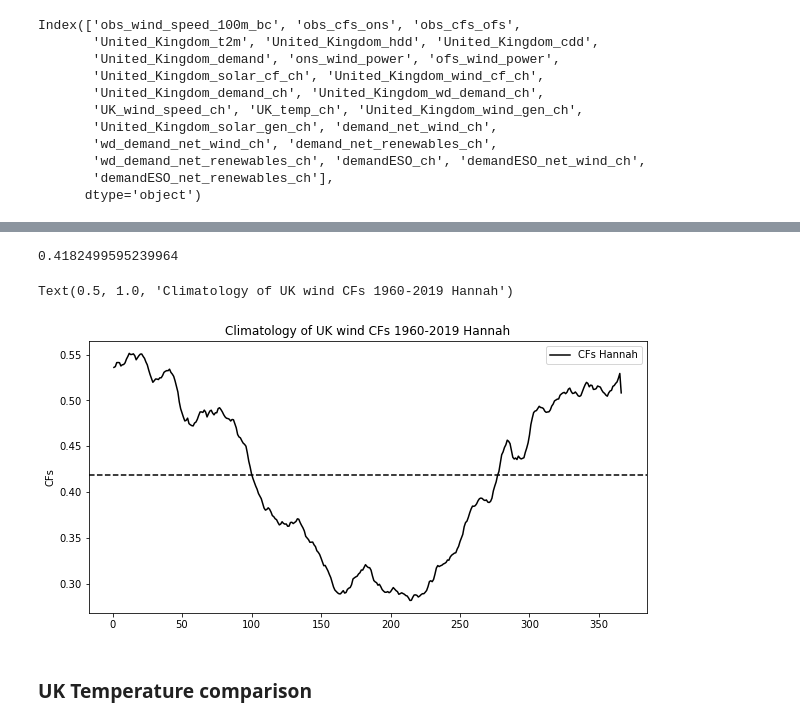
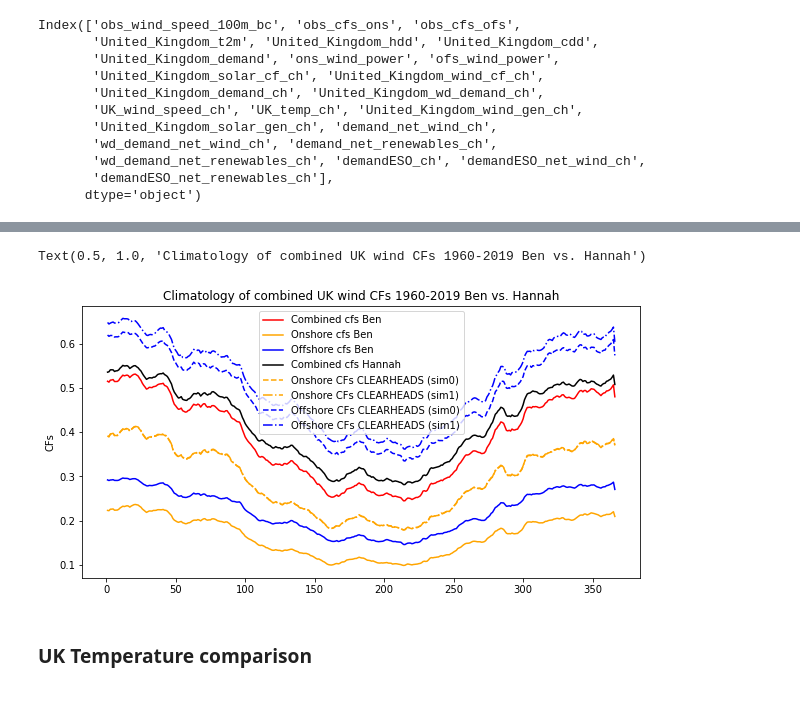
Before and after one commit to benhutchmet/unseen_multi_year, a Jupyter notebook: obs_wind_demand.ipynb, the cells around one changed output, grey strips where cells are left out. Saved outputs shown, nothing was run; the diff lists cells and outputs as text; code cells hidden in the pictures.

```diff
--- a/obs_wind_demand.ipynb
+++ b/obs_wind_demand.ipynb
@@ -772,9 +833,16 @@ df = pd.DataFrame(time_datetimes, columns=['time'])
+# %%
+# Convert the datetime objects to a pandas DataFrame
+df = pd.DataFrame(times, columns=['time'])
 # %%
 # Get the data from the cube
-wind_cfs = cube.data
+wind_cfs = ds["unknown"].values
+wind_cfs_ons = ds_ons["unknown"].values
+wind_cfs_ofs = ds_ofs["unknown"].values
 
 # Add the data as a new column in the DataFrame
-df = df.assign(wind_cfs=wind_cfs)
+df = df.assign(wind_cfs_combined=wind_cfs)
+df = df.assign(wind_cfs_ons=wind_cfs_ons)
+df = df.assign(wind_cfs_ofs=wind_cfs_ofs)
 # %%
 # set time as the index
 df.set_index("time", inplace=True)
@@ -796,6 +859,6 @@ TypeError: <class 'cftime._cftime.DatetimeProlepticGregorian'> is not convertibl
 # %%
 # subset to between 1960 and 2019
-df = df.loc["1960-01-01 00:00:00":"2019-12-31 00:00:00"]
+df = df.loc["1960-01-01":"2019-12-31"]
 
 # take the rolling climatology of this
 # perform a rolling climatology for full period
@@ -811,29 +882,48 @@ TypeError: '<' not supported between instances of 'cftime._cftime.DatetimeProlep
 # %%
 # set up the figure
 fig, ax = plt.subplots(figsize=(10, 5))
 
 # plot the united kingdom capacity factors
-plt.plot(df_clim.index, df_clim["United_Kingdom_t2m"], label="t2m Ben", color="red")
-plt.plot(climatology_full.index, climatology_full["United_Kingdom_wind_cf_ch"], label="CFs Hannah", color="black")
+plt.plot(df_clim.index, df_clim["wind_cfs_combined"], label="Combined cfs Ben", color="red")
+plt.plot(df_clim.index, df_clim["wind_cfs_ons"], label="Onshore cfs Ben", color="orange")
+plt.plot(df_clim.index, df_clim["wind_cfs_ofs"], label="Offshore cfs Ben", color="blue")
+plt.plot(climatology_full.index, climatology_full["United_Kingdom_wind_cf_ch"], label="Combined cfs Hannah", color="black")
+plt.plot(climatology_dfs[2].index, climatology_dfs[2]["UK"], label="Onshore CFs CLEARHEADS (sim0)", color="orange", linestyle="--")
+plt.plot(climatology_dfs[3].index, climatology_dfs[3]["UK"], label="Onshore CFs CLEARHEADS (sim1)", color="orange", linestyle="-.")
+plt.plot(climatology_dfs[0].index, climatology_dfs[0]["UK"], label="Offshore CFs CLEARHEADS (sim0)", color="blue", linestyle="--")
+plt.plot(climatology_dfs[1].index, climatology_dfs[1]["UK"], label="Offshore CFs CLEARHEADS (sim1)", color="blue", linestyle="-.")
 
 # ylabels
 plt.ylabel("CFs")
 
-# plot a horizontal line for the mean
-plt.axhline(climatology_full["United_Kingdom_wind_cf_ch"].mean(), color="black", linestyle="--")
+# calculate the rmse
+# rmse = np.sqrt(np.mean((df_clim["wind_cfs"] - climatology_full["United_Kingdom_wind_cf_ch"])**2))
 
-# print out the mean
-print(climatology_full["United_Kingdom_wind_cf_ch"].mean())
+# # plot a horizontal line for the mean
+# plt.axhline(climatology_full["United_Kingdom_wind_cf_ch"].mean(), color="black", linestyle="--")
+
+# # print out the mean
+# print(climatology_full["United_Kingdom_wind_cf_ch"].mean())
 
 # legend
 plt.legend()
 
+# plt.text(
+#     0.95,
+#     0.05,
+#     f"RMSE: {rmse:.2}",
+#     verticalalignment="bottom",
+#     horizontalalignment="right",
+#     transform=ax.transAxes,
+#     fontsize=10,
+#     bbox=dict(facecolor="white", alpha=0.5)
+#     )
+
 # title
-plt.title("Climatology of UK wind CFs 1960-2019 Hannah")
+plt.title("Climatology of combined UK wind CFs 1960-2019 Ben vs. Hannah")
 # %% [output]
-0.4182499595239964
+Text(0.5, 1.0, 'Climatology of combined UK wind CFs 1960-2019 Ben vs. Hannah')
-Text(0.5, 1.0, 'Climatology of UK wind CFs 1960-2019 Hannah')
-[figure, old version]
+[figure, new version]
 # %% [markdown]
 ### UK Temperature comparison ###
 # %%
```
Also changed, not shown: parts of 16 cells of this notebook, 1 other file.
